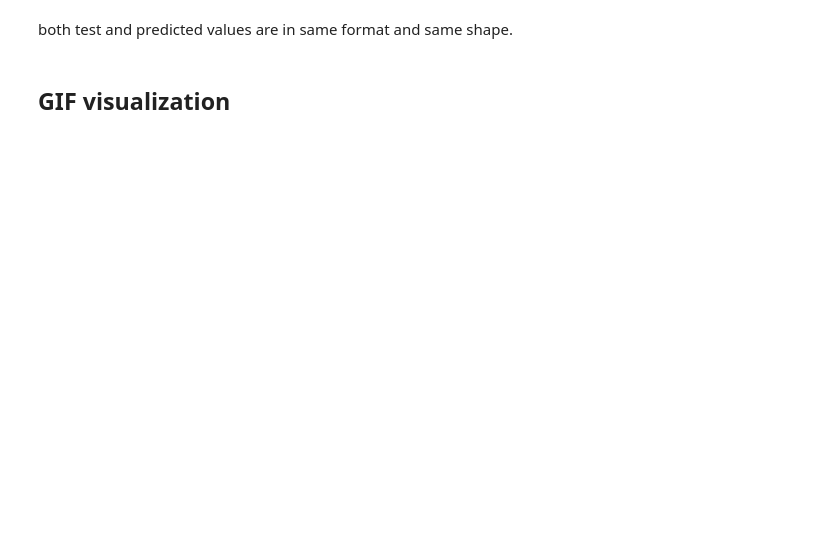
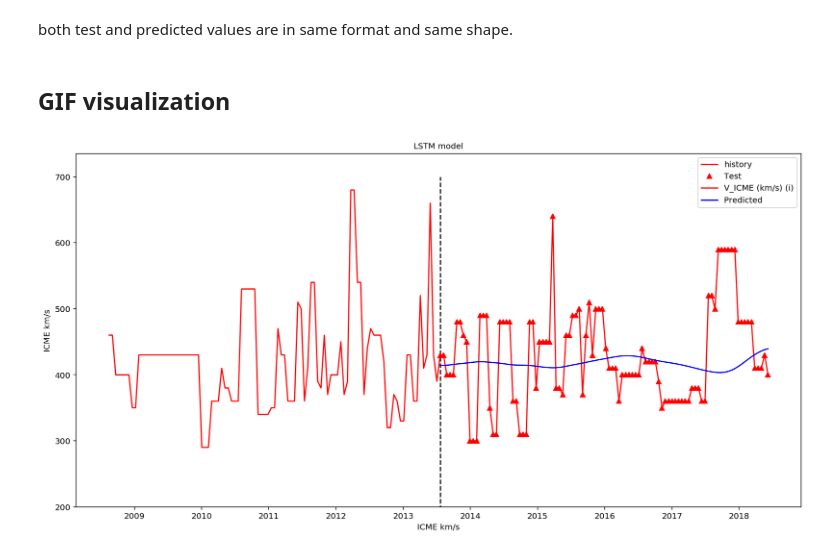
Before and after one commit to Atashnezhad/CME_forcast, a Jupyter notebook: Codes/P03_02_Univar_LSTM.ipynb, the cells around one changed output. Cells and saved outputs as stored; diff of their text form; code cells hidden in the pictures; blank space fills up the shorter version.

```diff
--- a/Codes/P03_02_Univar_LSTM.ipynb
+++ b/Codes/P03_02_Univar_LSTM.ipynb
@@ -459,19 +465,7 @@ plot_predictions(test_part,predicted_temp_reshape_part)
-# %%
-# Some functions to help out with
-# lstm source https://www.kaggle.com/thebrownviking20/intro-to-recurrent-neural-networks-lstm-gru
-def plot_predictions(test, predicted):
-    plt.figure(figsize=(16,8))
-    plt.plot(test, 'r^',label='Test')
-    plt.plot(test, 'r',label='Test')
-#     test.plot(kind='scatter')
-
-    plt.plot(predicted, color='blue',label='Predicted')
-    plt.title('LSTM model', fontsize=10)
-    plt.xlabel('Timestamps', fontsize=10)
-    plt.ylabel('ICME km/s', fontsize=10)
-    plt.xticks(fontsize=10), plt.yticks(fontsize=10)
-    plt.legend(fontsize=10)
-#     plt.ylim(0,30)
+# %%
+plot_predictions(test_set[61:], predicted_ICME_reshaped_ser, past=100, ahead=100)
+# %% [output]
+[figure, added]
 # %%
 @gif.frame
 def plott(i):
```
Also changed, not shown: parts of 12 cells of this notebook, 1 other file.
